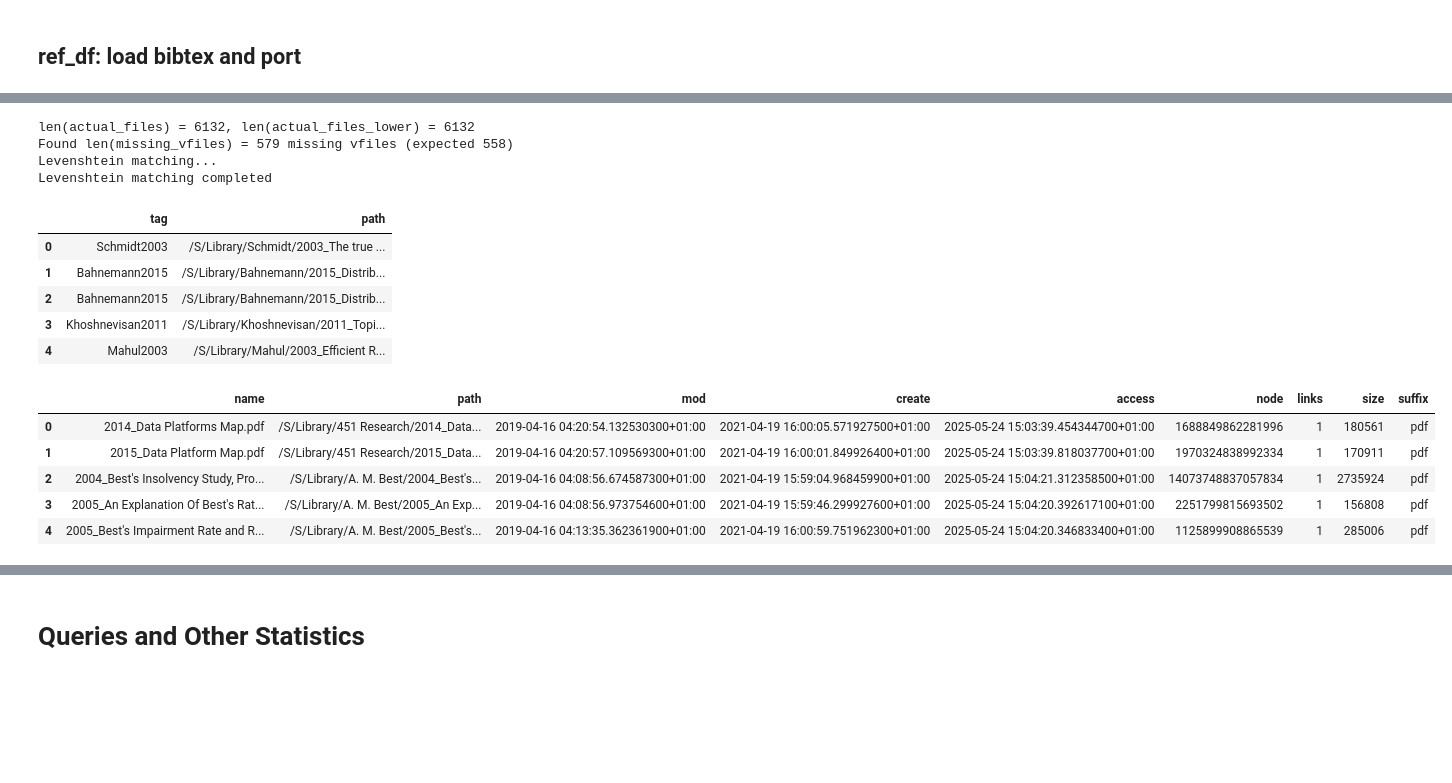
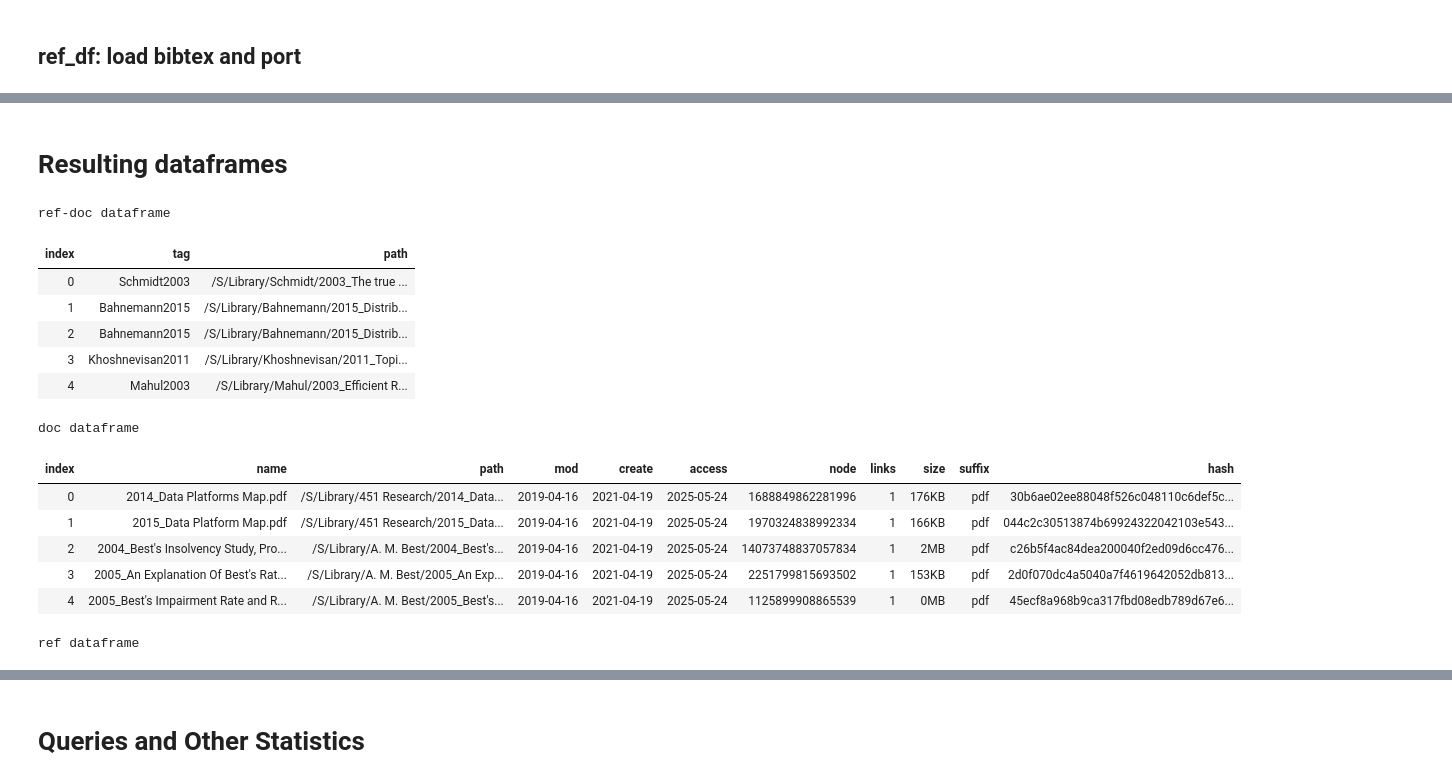
Before and after one commit to mynl/archivum_project, a Jupyter notebook: temp/documents.ipynb, the cells around one changed output, grey strips where cells are left out. Saved outputs shown, nothing was run; the diff lists cells and outputs as text; code cells hidden in the pictures; blank space fills up the shorter version.

```diff
--- a/temp/documents.ipynb
+++ b/temp/documents.ipynb
@@ -167,21 +130,22 @@ time: 16 ms (started: 2025-05-25 17:40:15 +01:00)
+# %% [markdown]
+# Resulting dataframes
 # %%
-display(b.ref_doc_df.head())
-display(b.doc_df.head())
-display(b.ref_df.head())
+display(fGT(b.ref_doc_df.head(), caption='ref-doc dataframe'))
+display(fGT(b.doc_df.head(), caption='doc dataframe'))
+display(fGT(b.ref_df.head(), caption='ref dataframe'))
 # %% [output]
-len(actual_files) = 6132, len(actual_files_lower) = 6132
-Found len(missing_vfiles) = 579 missing vfiles (expected 558)
-Levenshtein matching...
-Levenshtein matching completed
+ref-doc dataframe
-|  | tag | path |
+| index | tag | path |
 | 0 | Schmidt2003 | /S/Library/Schmidt/2003_The true ... |
 | 1 | Bahnemann2015 | /S/Library/Bahnemann/2015_Distrib... |
 | 2 | Bahnemann2015 | /S/Library/Bahnemann/2015_Distrib... |
 | 3 | Khoshnevisan2011 | /S/Library/Khoshnevisan/2011_Topi... |
 | 4 | Mahul2003 | /S/Library/Mahul/2003_Efficient R... |
+doc dataframe
-|  | name | path | mod | create | access | node | links | size | suffix |
-| 0 | 2014_Data Platforms Map.pdf | /S/Library/451 Research/2014_Data... | 2019-04-16 04:20:54.132530300+01:00 | 2021-04-19 16:00:05.571927500+01:00 | 2025-05-24 15:03:39.454344700+01:00 | 1688849862281996 | 1 | 180561 | pdf |
-| 1 | 2015_Data Platform Map.pdf | /S/Library/451 Research/2015_Data... | 2019-04-16 04:20:57.109569300+01:00 | 2021-04-19 16:00:01.849926400+01:00 | 2025-05-24 15:03:39.818037700+01:00 | 1970324838992334 | 1 | 170911 | pdf |
-| 2 | 2004_Best's Insolvency Study, Pro... | /S/Library/A. M. Best/2004_Best's... | 2019-04-16 04:08:56.674587300+01:00 | 2021-04-19 15:59:04.968459900+01:00 | 2025-05-24 15:04:21.312358500+01:00 | 14073748837057834 | 1 | 2735924 | pdf |
-| 3 | 2005_An Explanation Of Best's Rat... | /S/Library/A. M. Best/2005_An Exp... | 2019-04-16 04:08:56.973754600+01:00 | 2021-04-19 15:59:46.299927600+01:00 | 2025-05-24 15:04:20.392617100+01:00 | 2251799815693502 | 1 | 156808 | pdf |
-| 4 | 2005_Best's Impairment Rate and R... | /S/Library/A. M. Best/2005_Best's... | 2019-04-16 04:13:35.362361900+01:00 | 2021-04-19 16:00:59.751962300+01:00 | 2025-05-24 15:04:20.346833400+01:00 | 1125899908865539 | 1 | 285006 | pdf |
+| index | name | path | mod | create | access | node | links | size | suffix | hash |
+| 0 | 2014_Data Platforms Map.pdf | /S/Library/451 Research/2014_Data... | 2019-04-16 | 2021-04-19 | 2025-05-24 | 1688849862281996 | 1 | 176KB | pdf | 30b6ae02ee88048f526c048110c6def5c... |
+| 1 | 2015_Data Platform Map.pdf | /S/Library/451 Research/2015_Data... | 2019-04-16 | 2021-04-19 | 2025-05-24 | 1970324838992334 | 1 | 166KB | pdf | 044c2c30513874b69924322042103e543... |
+| 2 | 2004_Best's Insolvency Study, Pro... | /S/Library/A. M. Best/2004_Best's... | 2019-04-16 | 2021-04-19 | 2025-05-24 | 14073748837057834 | 1 | 2MB | pdf | c26b5f4ac84dea200040f2ed09d6cc476... |
+| 3 | 2005_An Explanation Of Best's Rat... | /S/Library/A. M. Best/2005_An Exp... | 2019-04-16 | 2021-04-19 | 2025-05-24 | 2251799815693502 | 1 | 153KB | pdf | 2d0f070dc4a5040a7f4619642052db813... |
+| 4 | 2005_Best's Impairment Rate and R... | /S/Library/A. M. Best/2005_Best's... | 2019-04-16 | 2021-04-19 | 2025-05-24 | 1125899908865539 | 1 | 0MB | pdf | 45ecf8a968b9ca317fbd08edb789d67e6... |
+ref dataframe
```
Also changed, not shown: parts of 72 cells of this notebook, 25 other files.
